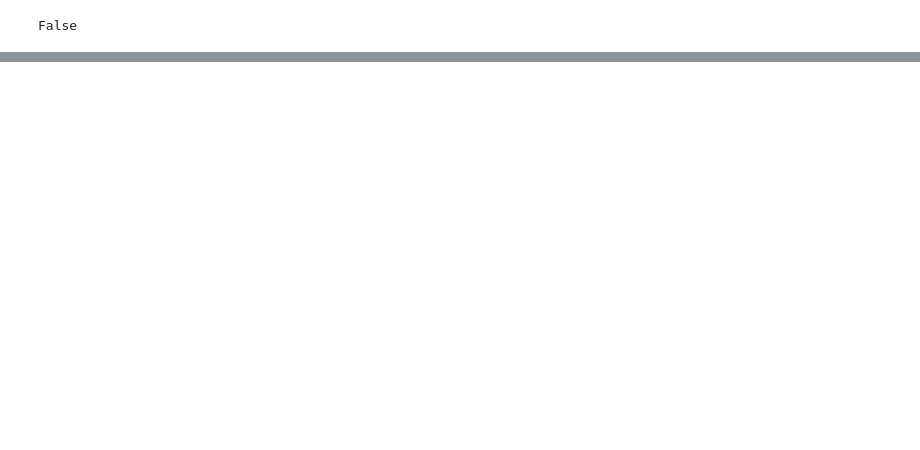
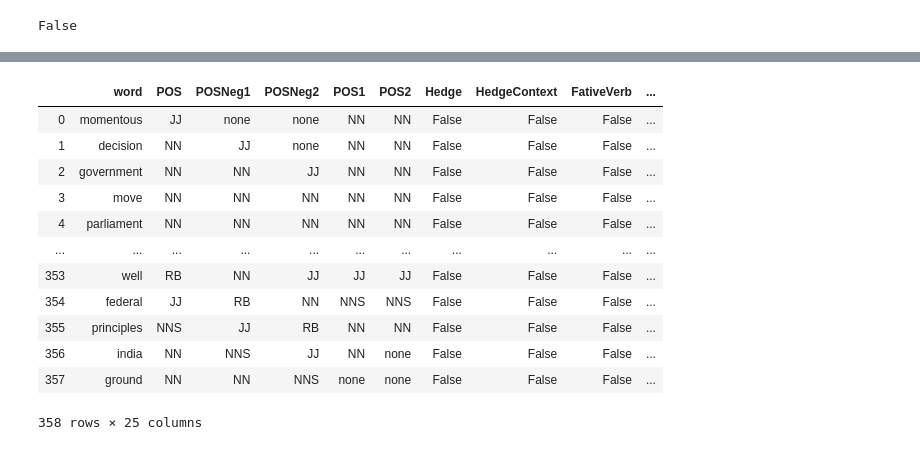
Before and after one commit to jklu-jaipur/Political-Biasness-Detection, a Jupyter notebook: PoliticalBiasnessDetection.ipynb, the cells around one changed output, grey strips where cells are left out. Saved outputs shown, nothing was run; the diff lists cells and outputs as text; code cells hidden in the pictures; blank space fills up the shorter version.

Commit message:
converted features to dataframes

```diff
--- a/PoliticalBiasnessDetection.ipynb
+++ b/PoliticalBiasnessDetection.ipynb
@@ -41,6 +41,6 @@ data = dataPreProcessing('data/data.csv')
 #print(data.read_data()['Article'][0])              # for comparison of articles
 #data.read_data().head()
 # %%
-df=data.clean_dataset()['Article'][0]    #for comparison of articles
+df=data.clean_dataset()['Article'][1]    #for comparison of articles
 print(df)
 # %% [output]
@@ -950,0 +997,6 @@ posNeg2(stopwordsNotInArticle,198)
+# %%
+l=[11,12,13,14,15]
+dict={'brand':[],'price':[]}
+
+for key,i in zip(dict,l):
+    print(key , " " , i)
@@ -950,0 +1053,43 @@ posNeg2(stopwordsNotInArticle,198)
+# %%
+df = pd.DataFrame(features, columns = [
+        'word',
+        'POS',
+        'POSNeg1',
+        'POSNeg2',
+        'POS1',
+        'POS2',
+        'Hedge',
+        'HedgeContext',
+        'FativeVerb',
+        'FactiveVerbContext',
+        'AssertiveVerb',
+        'AssertiveVerbContext',
+        'ImplicativeVerb',
+        'ImplicativeVerbContext',
+        'ReportVerb',
+        'ReportVerbContext',
+        'StrongSub',
+        'StrongSubContext',
+        'WeakSub',
+        'WeakSubContext',
+        'PositiveWord',
+        'PositiveWordContext',
+        'NegativeWord',
+        'NegativeWordContext',
+        'BiasLexicon']
+        )
+df
+# %% [output]
+|  | word | POS | POSNeg1 | POSNeg2 | POS1 | POS2 | Hedge | HedgeContext | FativeVerb | ... |
+| 0 | momentous | JJ | none | none | NN | NN | False | False | False | ... |
+| 1 | decision | NN | JJ | none | NN | NN | False | False | False | ... |
+| 2 | government | NN | NN | JJ | NN | NN | False | False | False | ... |
+| 3 | move | NN | NN | NN | NN | NN | False | False | False | ... |
+| 4 | parliament | NN | NN | NN | NN | NN | False | False | False | ... |
+| ... | ... | ... | ... | ... | ... | ... | ... | ... | ... | ... |
+| 353 | well | RB | NN | JJ | JJ | JJ | False | False | False | ... |
+| 354 | federal | JJ | RB | NN | NNS | NNS | False | False | False | ... |
+| 355 | principles | NNS | JJ | RB | NN | NN | False | False | False | ... |
+| 356 | india | NN | NNS | JJ | NN | none | False | False | False | ... |
+| 357 | ground | NN | NN | NNS | none | none | False | False | False | ... |
+358 rows × 25 columns
```
Also changed, not shown: parts of 33 cells of this notebook.
